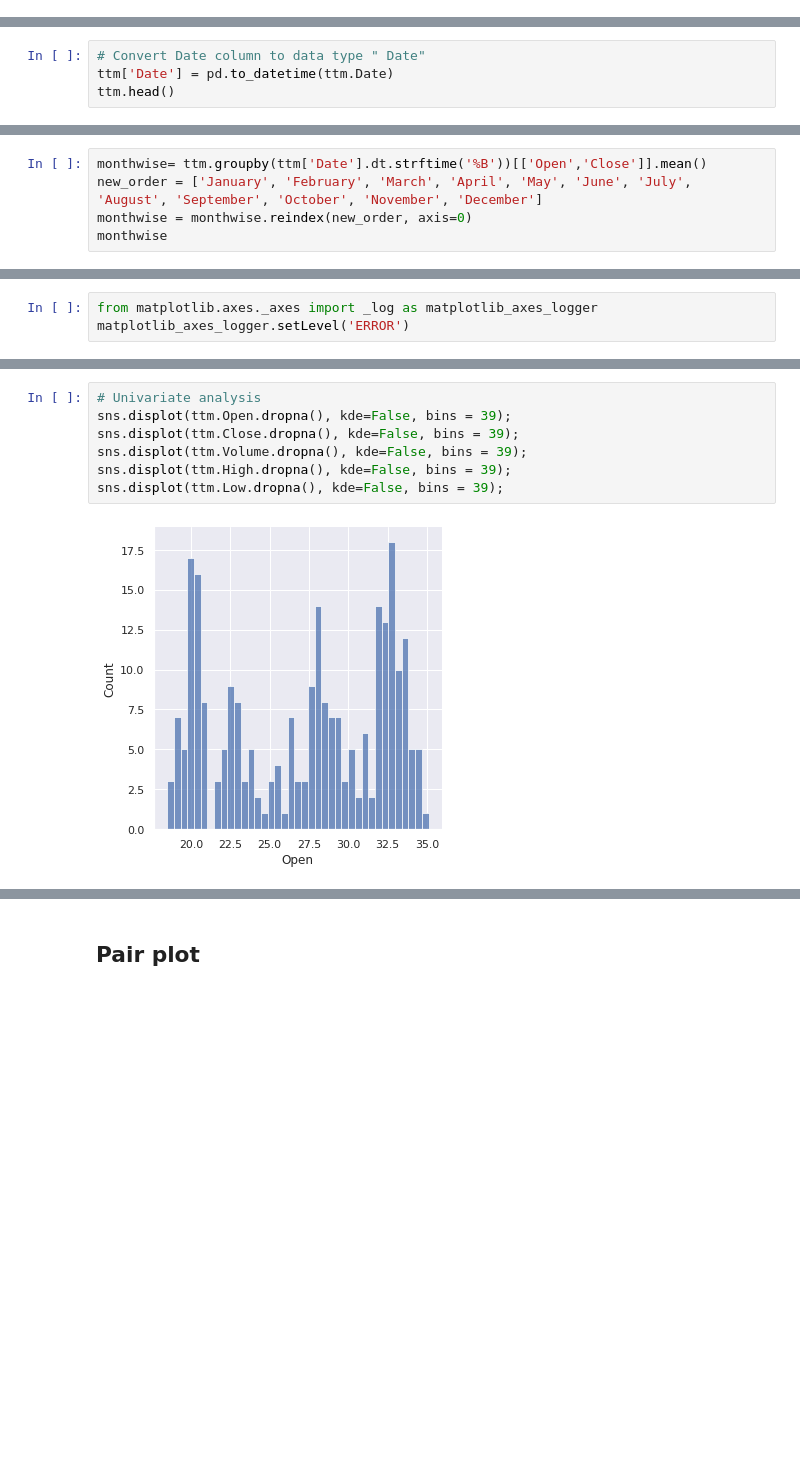
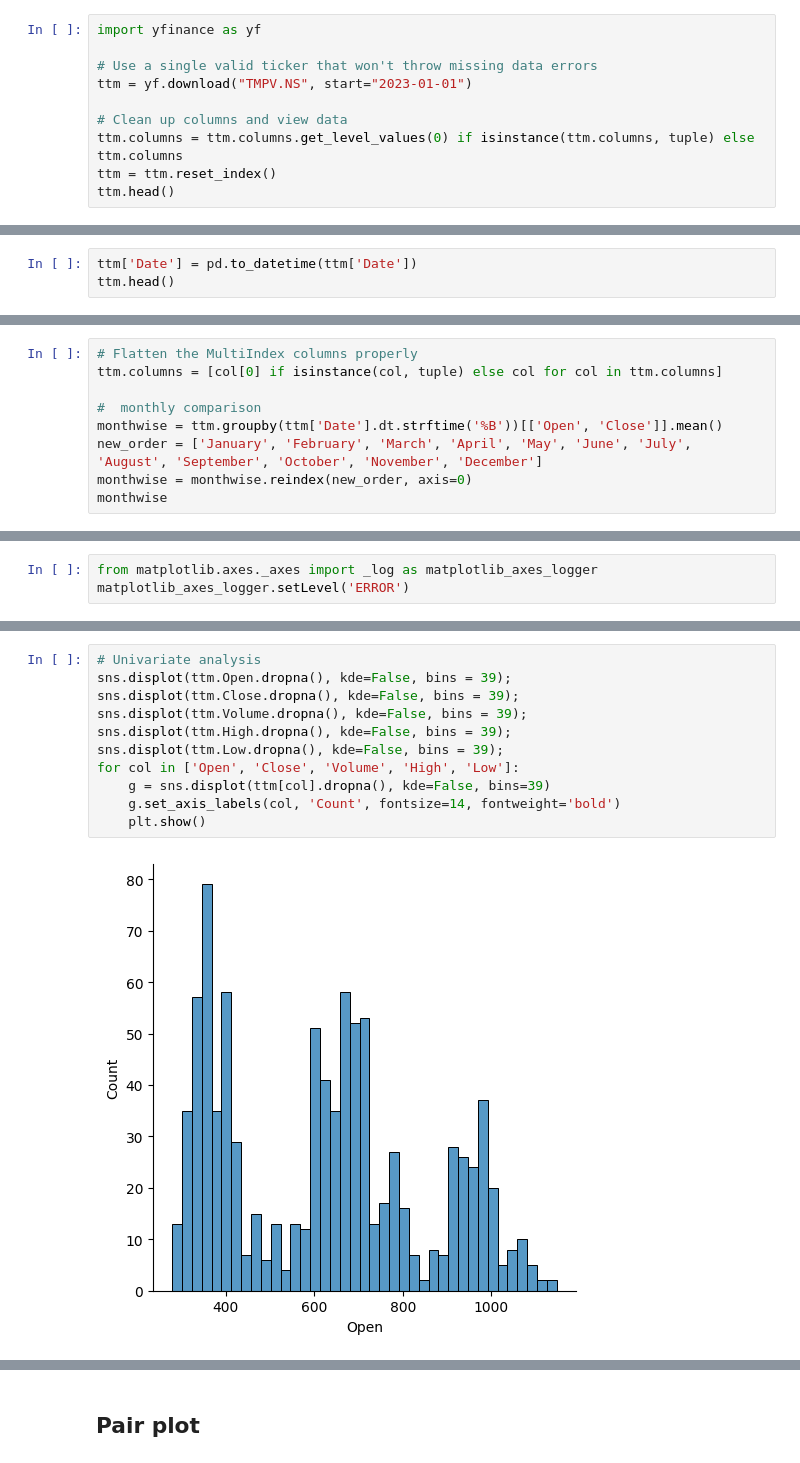
Before and after one commit to stacykeago/Tata-Motors-Stock-Price-Prediction-Random-forest-regression-K-Nearest-Neighbour, a Jupyter notebook: Tata_Motors_Stock_Price_Prediction_using_Python.ipynb, the cells around one changed output, grey strips where cells are left out. Saved outputs shown, nothing was run; the diff lists cells and outputs as text; blank space fills up the shorter version.

```diff
--- a/Tata_Motors_Stock_Price_Prediction_using_Python.ipynb
+++ b/Tata_Motors_Stock_Price_Prediction_using_Python.ipynb
@@ -67,0 +34,10 @@ ERROR:yfinance:['TATAMOTORS.NS']: YFTzMissingError('possibly delisted; no timezo
+# %%
+import yfinance as yf
+
+# Use a single valid ticker that won't throw missing data errors
+ttm = yf.download("TMPV.NS", start="2023-01-01")
+
+# Clean up columns and view data
+ttm.columns = ttm.columns.get_level_values(0) if isinstance(ttm.columns, tuple) else ttm.columns
+ttm = ttm.reset_index()
+ttm.head()
@@ -151,7 +132,6 @@ dtype: object
 # %% [markdown]
 #### # Convert Date column to data type " Date" format
 # %%
-# Convert Date column to data type " Date"
-ttm['Date'] = pd.to_datetime(ttm.Date)
+ttm['Date'] = pd.to_datetime(ttm['Date'])
 ttm.head()
 # %% [output]
@@ -212,7 +209,11 @@ plt.show()
 # %% [markdown]
 ## Monthwise comparision between Stock open and close price
 # %%
-monthwise= ttm.groupby(ttm['Date'].dt.strftime('%B'))[['Open','Close']].mean()
+# Flatten the MultiIndex columns properly
+ttm.columns = [col[0] if isinstance(col, tuple) else col for col in ttm.columns]
+
+#  monthly comparison
+monthwise = ttm.groupby(ttm['Date'].dt.strftime('%B'))[['Open', 'Close']].mean()
 new_order = ['January', 'February', 'March', 'April', 'May', 'June', 'July', 'August', 'September', 'October', 'November', 'December']
 monthwise = monthwise.reindex(new_order, axis=0)
 monthwise
@@ -387,9 +384,13 @@ Text(0.5, 1.0, 'Tata Autocorrelation plot')
 # %%
 # Univariate analysis
 sns.displot(ttm.Open.dropna(), kde=False, bins = 39);
 sns.displot(ttm.Close.dropna(), kde=False, bins = 39);
 sns.displot(ttm.Volume.dropna(), kde=False, bins = 39);
 sns.displot(ttm.High.dropna(), kde=False, bins = 39);
 sns.displot(ttm.Low.dropna(), kde=False, bins = 39);
+for col in ['Open', 'Close', 'Volume', 'High', 'Low']:
+    g = sns.displot(ttm[col].dropna(), kde=False, bins=39)
+    g.set_axis_labels(col, 'Count', fontsize=14, fontweight='bold')
+    plt.show()
 # %% [output]
-[figure, old version]
+[figure, new version]
```
Also changed, not shown: parts of 64 cells of this notebook.
